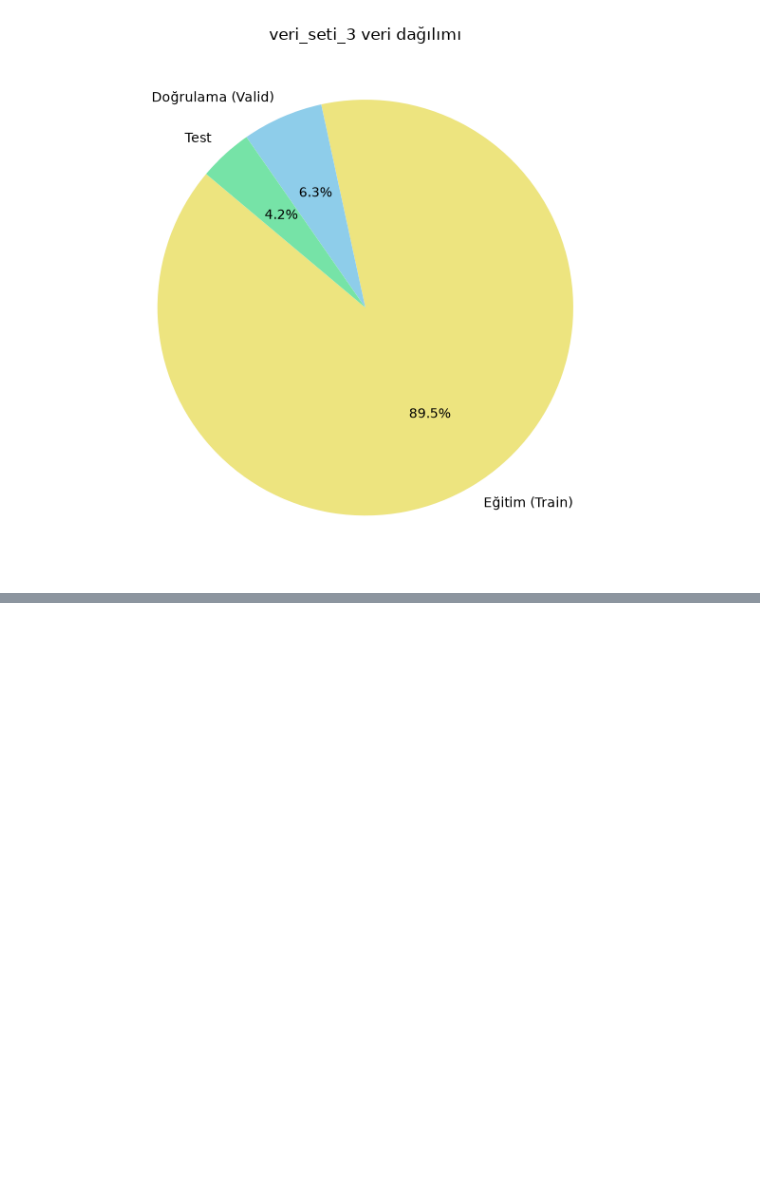
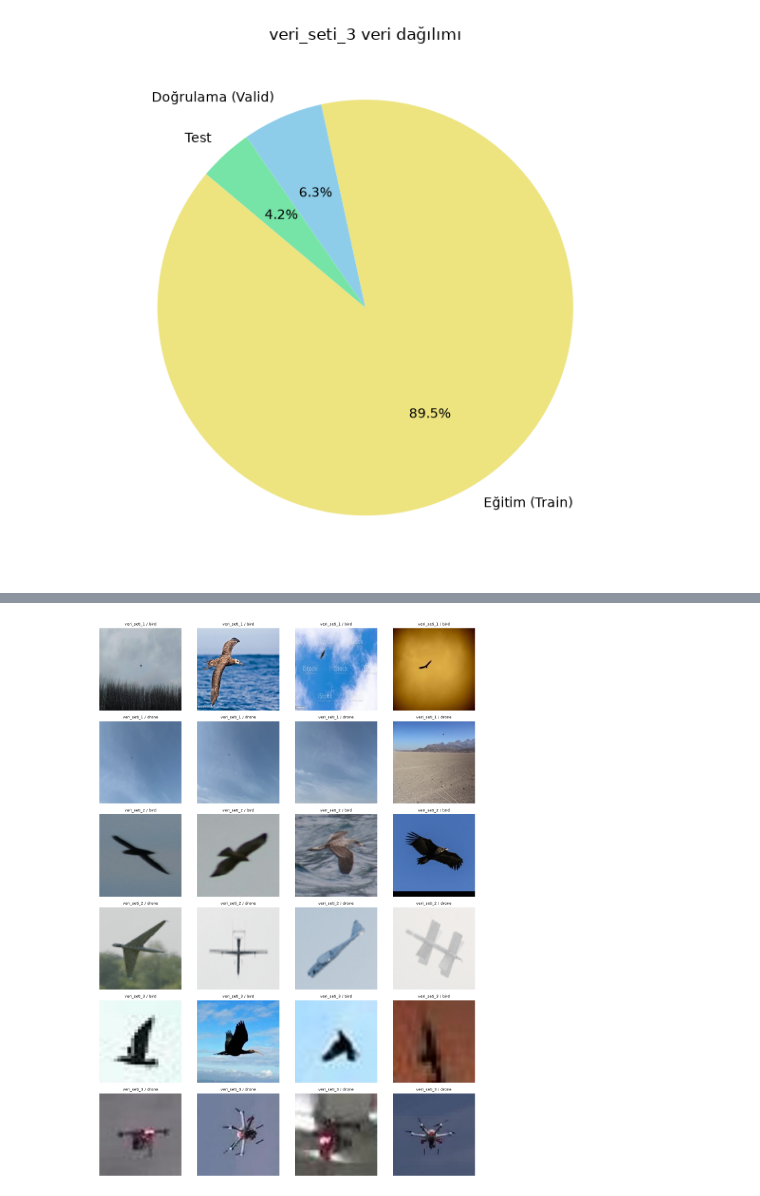
Before and after one commit to Senanursunbul/iha-kus-ayrimi, a Jupyter notebook: notebooks/veri_analizi_1.ipynb, the cells around one changed output, grey strips where cells are left out. Saved outputs shown, nothing was run; the diff lists cells and outputs as text; code cells hidden in the pictures; blank space fills up the shorter version.

```diff
--- a/notebooks/veri_analizi_1.ipynb
+++ b/notebooks/veri_analizi_1.ipynb
@@ -741,0 +925,23 @@ plt.show()
+# %%
+# 6b) GÖRSEL KONTROL: her veri seti ve sınıftan 4 parça
+satir_sayisi = len(kullanilacak_veri_setleri) * 2
+plt.figure(figsize=(12, 2.8 * satir_sayisi))
+sira = 0
+for isim in kullanilacak_veri_setleri:
+    for sinif in ["bird", "drone"]:
+        secilenler = []
+        for dosya_yolu, k_isim, k_sinif, bolum in kayit_listesi:
+            if k_isim == isim and k_sinif == sinif:
+                secilenler.append(dosya_yolu)
+        secilenler = random.sample(secilenler, min(4, len(secilenler)))
+        for k in range(len(secilenler)):
+            plt.subplot(satir_sayisi, 4, sira * 4 + k + 1)
+            plt.imshow(Image.open(secilenler[k]))
+            plt.title(f"{isim} / {sinif}", fontsize=8)
+            plt.axis("off")
+        sira += 1
+plt.tight_layout()
+plt.savefig("../rapor_gorselleri/gorsel6_on_isleme_kontrol.png", dpi=120)
+plt.show()
+# %% [output]
+[figure, added]
```
Also changed, not shown: parts of 7 cells of this notebook, 6 other files.
